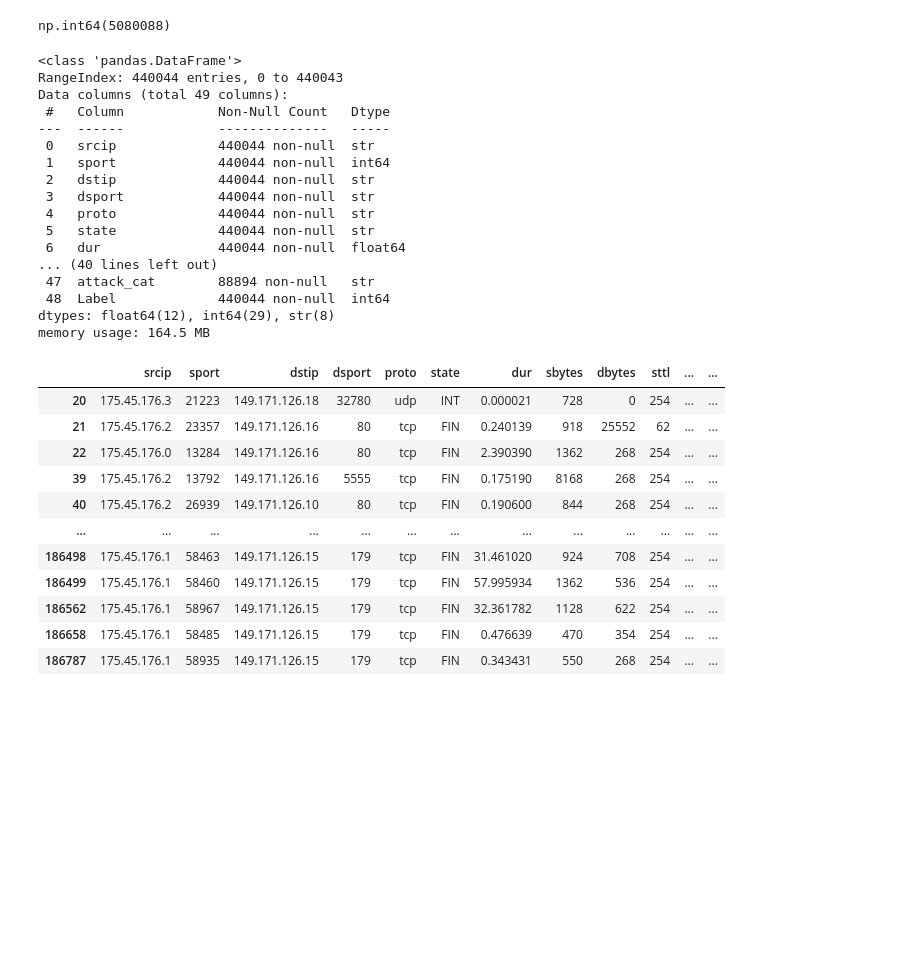
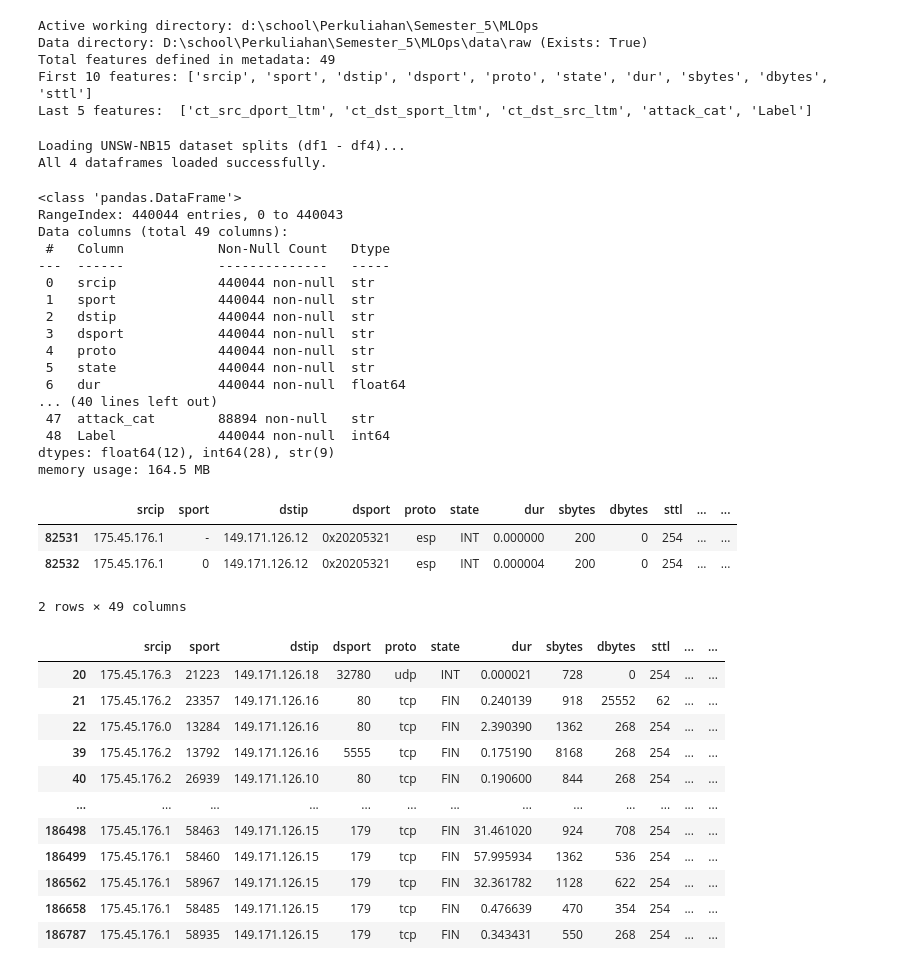
Before and after one commit to xx-bot/MLOps-AdaptiveNIDS, a Jupyter notebook: notebook/notebook.ipynb, the cells around one changed output. Saved outputs shown, nothing was run; the diff lists cells and outputs as text; code cells hidden in the pictures; blank space fills up the shorter version.

Commit message:
adjust dir path in notebook.ipynb

```diff
--- a/notebook/notebook.ipynb
+++ b/notebook/notebook.ipynb
@@ -12,5 +0,0 @@ df4 = pd.read_csv('dataset/unsw_nb15/UNSW-NB15_4.csv', encoding='utf-8', names=f
-# %%
-df_event = pd.read_csv('dataset/unsw_nb15/UNSW-NB15_LIST_EVENTS.csv')
-df_event['Number of events'].sum()
-# %% [output]
-np.int64(5080088)
@@ -17,3 +10,50 @@ np.int64(5080088)
+# %%
+# Ensure working directory is project root
+current_path = Path.cwd()
+if current_path.name == 'notebook':
+    os.chdir(current_path.parent)
+
+data_dir = Path('data/raw')
+if not data_dir.exists():
+    data_dir = Path('dataset/raw')
+
+print(f"Active working directory: {Path.cwd()}")
+print(f"Data directory: {data_dir.resolve()} (Exists: {data_dir.exists()})")
+
+# Load column definitions from features CSV
+features_file = data_dir / 'NUSW-NB15_features.csv'
+features_df = pd.read_csv(features_file, encoding='latin1')
+
+# Strip whitespace from column names to avoid formatting issues (e.g., 'ct_src_ ltm')
+features = [str(name).strip() for name in features_df['Name']]
+# %% [output]
+Active working directory: d:\school\Perkuliahan\Semester_5\MLOps
+Data directory: D:\school\Perkuliahan\Semester_5\MLOps\data\raw (Exists: True)
+Total features defined in metadata: 49
+First 10 features: ['srcip', 'sport', 'dstip', 'dsport', 'proto', 'state', 'dur', 'sbytes', 'dbytes', 'sttl']
+Last 5 features:  ['ct_src_dport_ltm', 'ct_dst_sport_ltm', 'ct_dst_src_ltm', 'attack_cat', 'Label']
+# %%
+# Define explicit dtypes for columns known to contain mixed/string values
+# to avoid pandas DtypeWarning and optimize memory usage
+dtype_spec = {
+    'sport': str,
+    'dsport': str,
+    'ct_ftp_cmd': str,
+    'attack_cat': str,
+    'Label': np.int64
+}
+
+print("Loading UNSW-NB15 dataset splits (df1 - df4)...")
+df1 = pd.read_csv(data_dir / 'UNSW-NB15_1.csv', names=features, dtype=dtype_spec, low_memory=False)
+df2 = pd.read_csv(data_dir / 'UNSW-NB15_2.csv', names=features, dtype=dtype_spec, low_memory=False)
+df3 = pd.read_csv(data_dir / 'UNSW-NB15_3.csv', names=features, dtype=dtype_spec, low_memory=False)
+df4 = pd.read_csv(data_dir / 'UNSW-NB15_4.csv', names=features, dtype=dtype_spec, low_memory=False)
+
+dfs = {'df1': df1, 'df2': df2, 'df3': df3, 'df4': df4}
+print("All 4 dataframes loaded successfully.")
+# %% [output]
+Loading UNSW-NB15 dataset splits (df1 - df4)...
+All 4 dataframes loaded successfully.
 # %%
 df4.info()
 # %% [output]
@@ -23,7 +63,7 @@ Data columns (total 49 columns):
  #   Column            Non-Null Count   Dtype
 ---  ------            --------------   -----
  0   srcip             440044 non-null  str
- 1   sport             440044 non-null  int64
+ 1   sport             440044 non-null  str
  2   dstip             440044 non-null  str
  3   dsport            440044 non-null  str
  4   proto             440044 non-null  str
@@ -32,8 +72,16 @@ Data columns (total 49 columns):
 ... (40 lines left out)
  47  attack_cat        88894 non-null   str
  48  Label             440044 non-null  int64
-dtypes: float64(12), int64(29), str(8)
+dtypes: float64(12), int64(28), str(9)
 memory usage: 164.5 MB
+# %%
+# hexadecimal port number
+df1[df1['dsport']=='0x20205321']
+# %% [output]
+|  | srcip | sport | dstip | dsport | proto | state | dur | sbytes | dbytes | sttl | ... | ... |
+| 82531 | 175.45.176.1 | - | 149.171.126.12 | 0x20205321 | esp | INT | 0.000000 | 200 | 0 | 254 | ... | ... |
+| 82532 | 175.45.176.1 | 0 | 149.171.126.12 | 0x20205321 | esp | INT | 0.000004 | 200 | 0 | 254 | ... | ... |
+2 rows × 49 columns
 # %%
 df_filt = df1.dropna()
 df_filt
```
Also changed, not shown: parts of 4 cells of this notebook.
